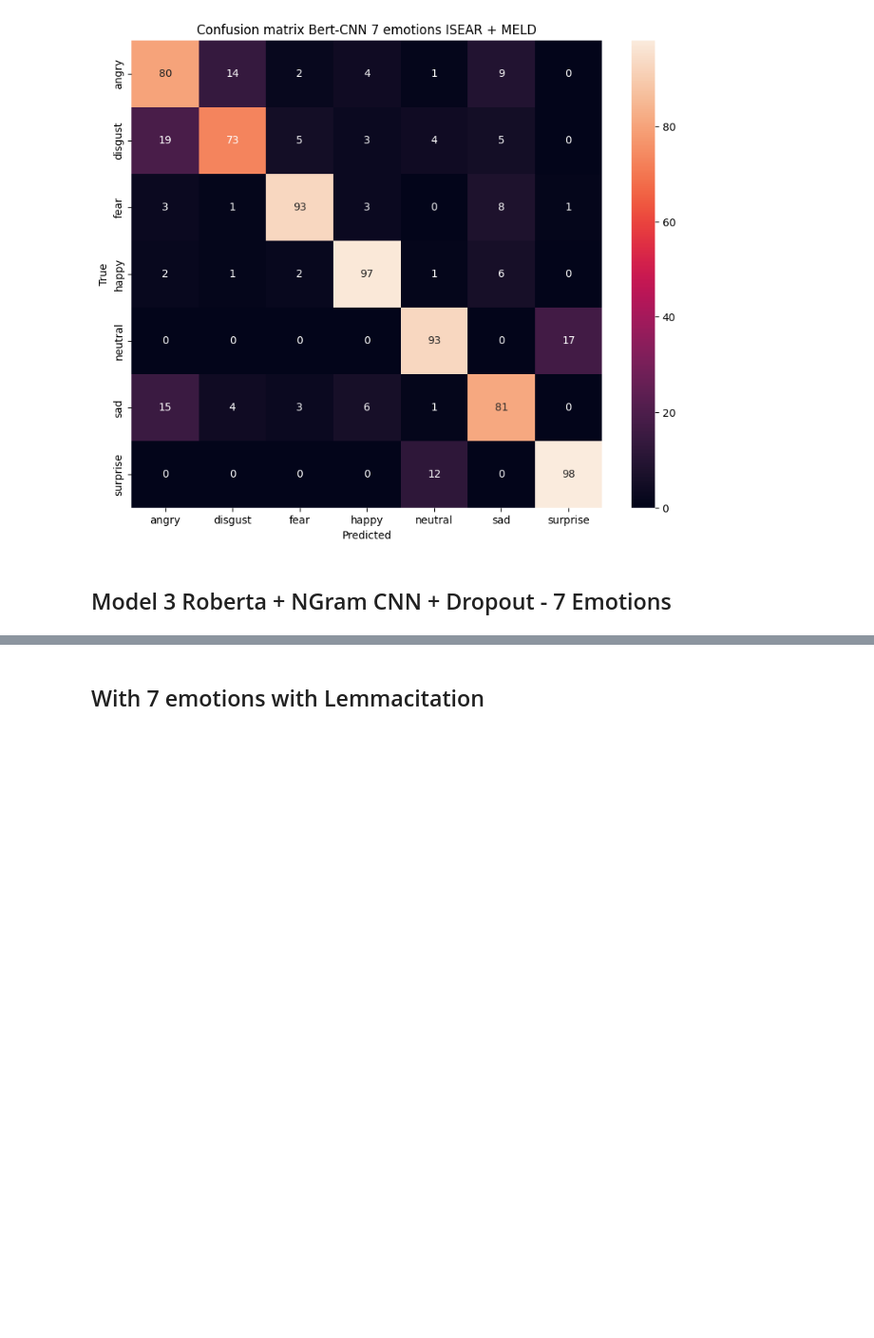
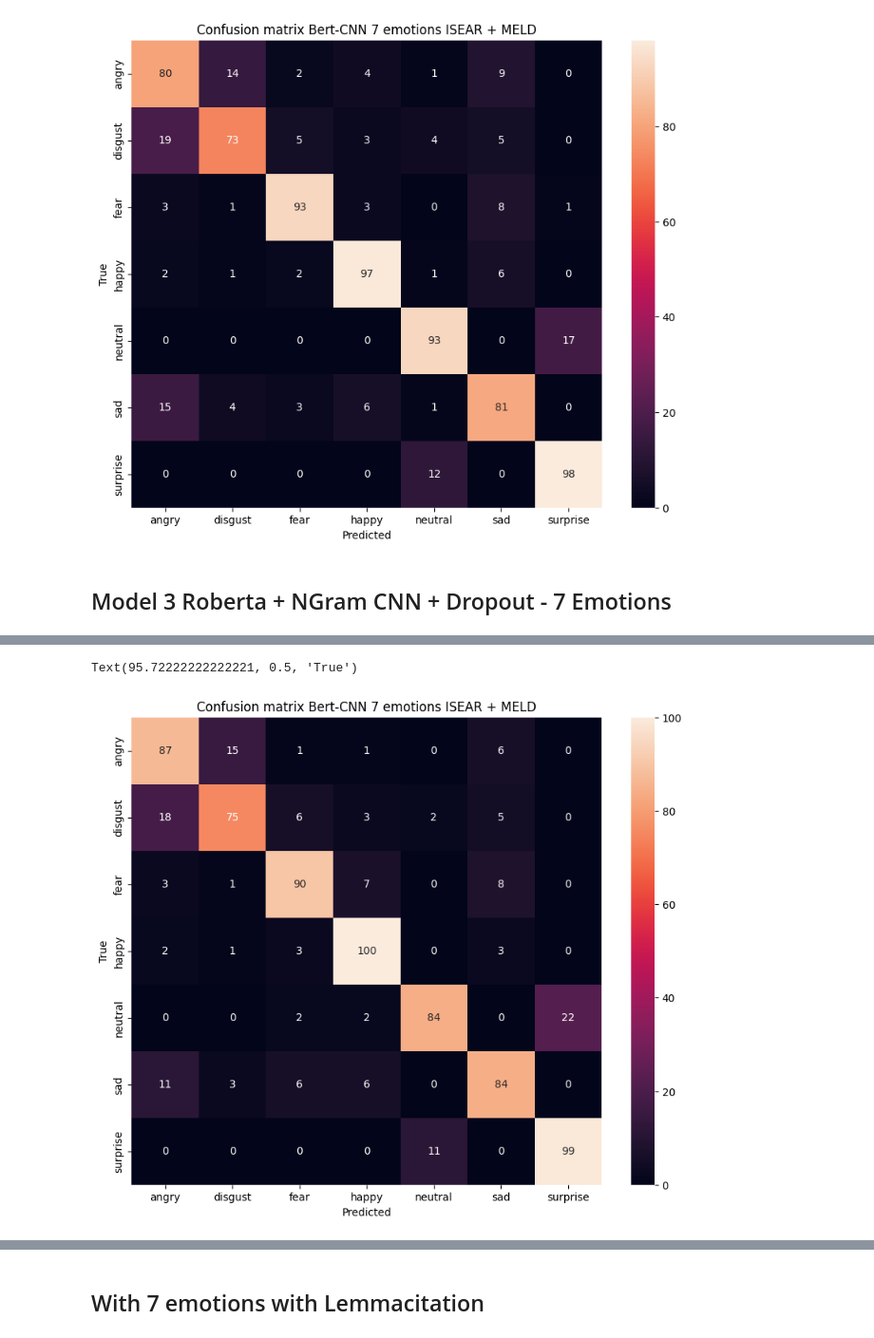
Before and after one commit to BryanBACS/Emotion-Recognition-Multimodal, a Jupyter notebook: Modelos inteligencia artificial/Modalidad texto/code.ipynb, the cells around one changed output, grey strips where cells are left out. Shown at 95% size. Saved outputs shown, nothing was run; the diff lists cells and outputs as text; code cells hidden in the pictures; blank space fills up the shorter version.

```diff
--- a/Modelos inteligencia artificial/Modalidad texto/code.ipynb
+++ b/Modelos inteligencia artificial/Modalidad texto/code.ipynb
@@ -4897,0 +5169,8 @@ plt.show()
+# %%
+def custom_objects_fn_roberta():
+    return {'TFRobertaModel': TFRobertaModel}
+
+model_load5 = load_model(r'model\BERTHugginfFace\OptimizationBestModel\7Emotions\Roberta_clean2\128batch\BERT_CNN_model_best_13_val_0.7836.h5', custom_objects_fn_roberta())
+print(model_load5.summary())
+evaluate3 = model_load5.evaluate([input_ids_test_roberta, attention_mask_test_roberta], labels_test_roberta)
+print("Evaluación test: ",evaluate3)
@@ -4897,0 +5201,10 @@ plt.show()
+# %%
+y_true3 = np.argmax(labels_test_roberta, axis=-1)
+y_pred3 = model_load5.predict([input_ids_test_roberta, attention_mask_test_roberta])
+y_pred3 = np.argmax(y_pred3, axis=-1)
+
+report3 = classification_report(y_true3, y_pred3)
+print(report3)
+
+matrix3 = confusion_matrix(y_true3, y_pred3)
+print(matrix3)
@@ -4897,0 +5229,11 @@ plt.show()
+# %%
+classes = ['angry', 'disgust', 'fear', 'happy', 'neutral', 'sad', 'surprise']
+
+plt.figure(figsize=(10,8))
+sns.heatmap(matrix3, annot=True, fmt='d', xticklabels=classes, yticklabels=classes)
+plt.title('Confusion matrix Bert-CNN 7 emotions ISEAR + MELD')
+plt.xlabel('Predicted')
+plt.ylabel('True')
+# %% [output]
+Text(95.72222222222221, 0.5, 'True')
+[figure, added]
```
Also changed, not shown: parts of 59 cells of this notebook, 3 other files.
